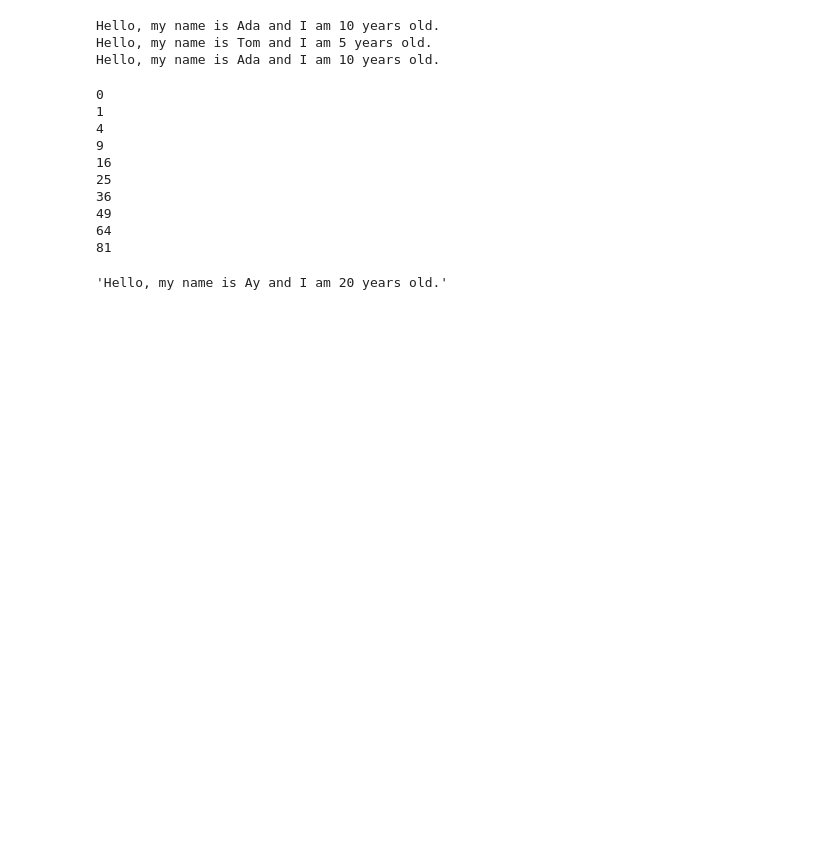
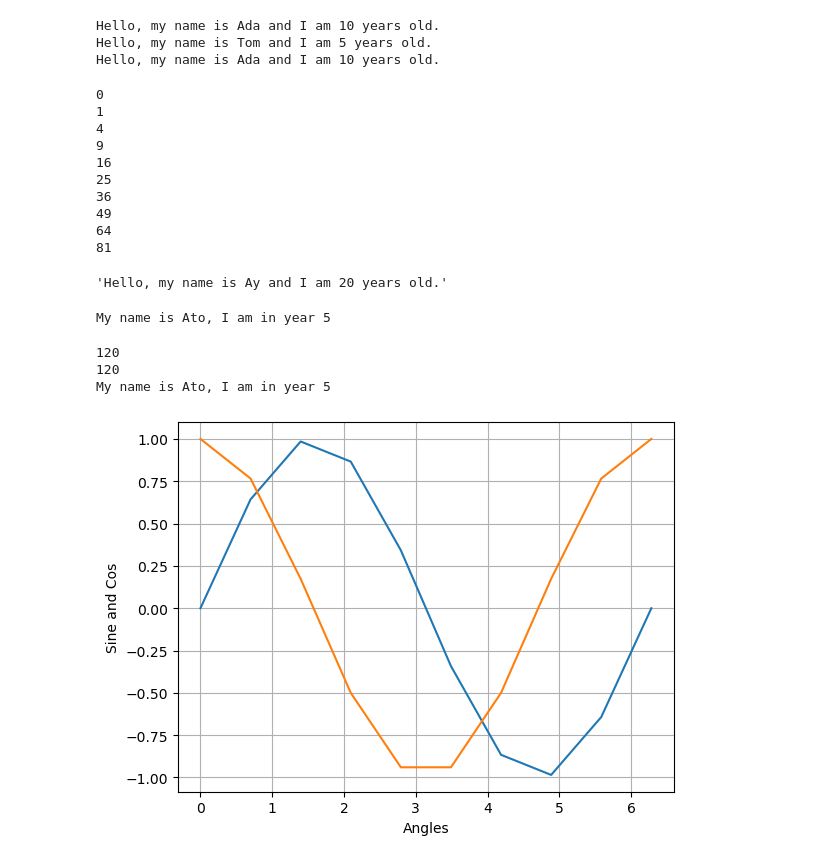
Before and after one commit to lekez2005/naijacoder-2025, a Jupyter notebook: day6.ipynb, the cells around one changed output. Drawn from its saved outputs; the diff is of its cells as text; code cells hidden in the pictures; blank space fills up the shorter version.

```diff
--- a/day6.ipynb
+++ b/day6.ipynb
@@ -89,3 +89,42 @@ person_3.greet()
 # Class Student should define two methods:
     # greet() which should print the student's name and year
     # print_year() which should print the student's year
+# %%
+import test_module
+
+student1 = test_module.Student("Ato", 5)
+student1.greet()
+# %% [output]
+My name is Ato, I am in year 5
+# %%
+from test_module import factorial, Student
+
+import test_module
+print(factorial(5))
+print(test_module.factorial(5))
+
+student1 = Student("Ato", 5)
+student1.greet()
+# %% [output]
+120
+120
+My name is Ato, I am in year 5
+# %%
+# numpy
+# matplotlib
+# pandas
+
+import numpy as np
+import matplotlib.pyplot as plt
+
+angles = np.linspace(0, 2*np.pi, 10)
+sine_angles = np.sin(angles)
+cos_angles = np.cos(angles)
+
+plt.plot(angles, sine_angles)
+plt.plot(angles, cos_angles)
+plt.ylabel("Sine and Cos")
+plt.xlabel("Angles")
+plt.grid()
+# %% [output]
+[figure, added]
```
Also changed, not shown: parts of 4 cells of this notebook.
